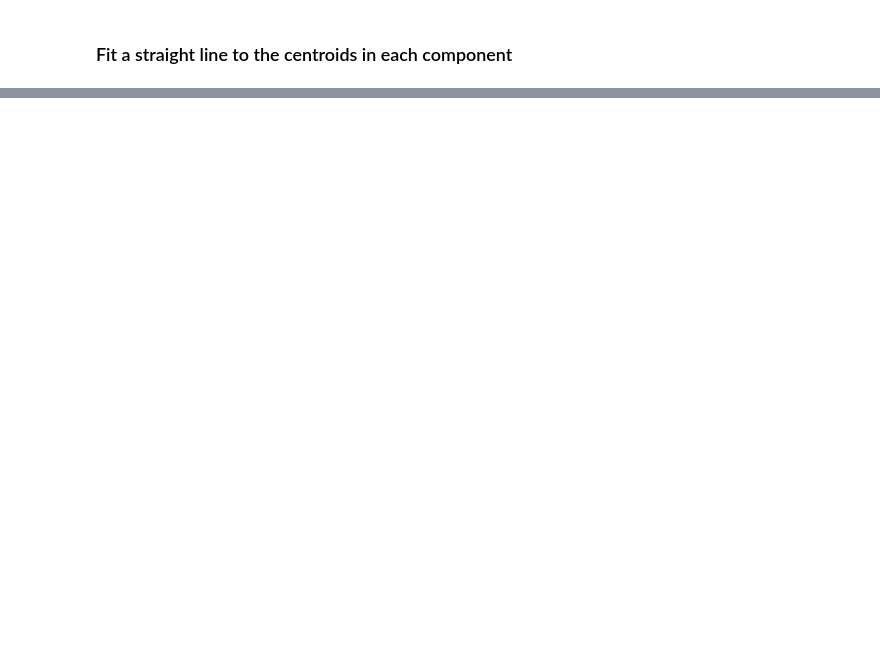
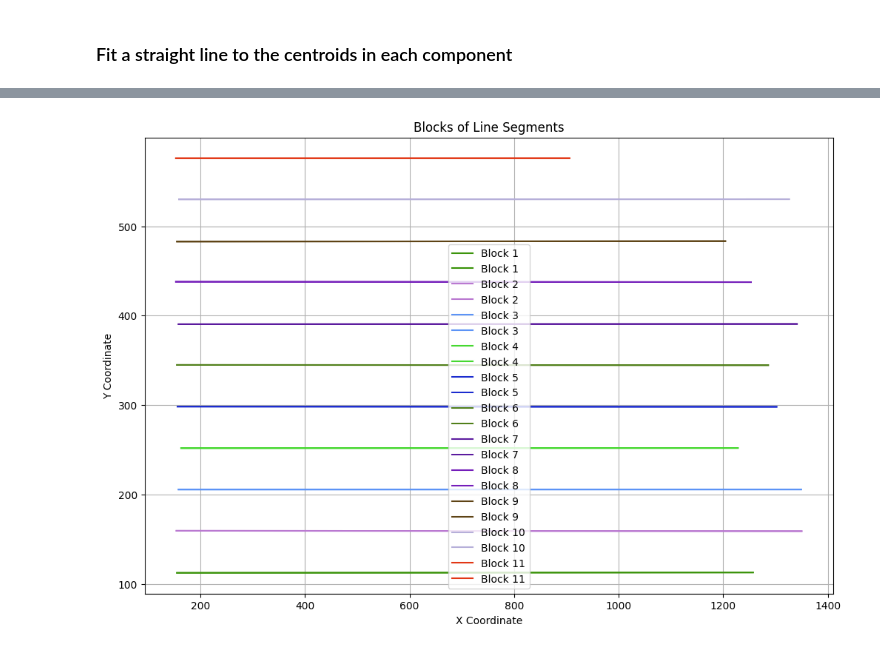
Before and after one commit to marinagardella/Docstrum-IPOL, a Jupyter notebook: main.ipynb, the cells around one changed output, grey strips where cells are left out. Drawn from its saved outputs; the diff is of its cells as text; code cells hidden in the pictures; blank space fills up the shorter version.

```diff
--- a/main.ipynb
+++ b/main.ipynb
@@ -533,0 +773,2 @@ def angular_diference(seg_i, seg_j):
+# %%
+blocks = assign_blocks(lines)
@@ -533,0 +795,31 @@ def angular_diference(seg_i, seg_j):
+# %%
+def plot_blocks(blocks):
+    """
+    Plots blocks of line segments in different colors.
+
+    Parameters:
+    blocks (dict): A dictionary where keys are block labels and values are lists of line segments.
+                   Each line segment is represented as [(x1, y1), (x2, y2)].
+    """
+    # Generate unique colors for each block
+    colors = [f"#{random.randint(0, 0xFFFFFF):06x}" for _ in range(len(blocks))]
+
+    plt.figure(figsize=(12, 8))
+    for idx, (block_label, line_segments) in enumerate(blocks.items()):
+        block_color = colors[idx]  # Assign color dynamically based on index
+        for segment in line_segments:
+            # Extract start and end points
+            (x1, y1), (x2, y2) = segment
+            # Plot the line segment
+            plt.plot([x1, x2], [y1, y2], color=block_color, label=f"Block {block_label}" if segment == line_segments[0] else "")
+
+    plt.xlabel("X Coordinate")
+    plt.ylabel("Y Coordinate")
+    plt.title("Blocks of Line Segments")
+    plt.legend()
+    plt.grid(True)
+    plt.show()
+
+plot_blocks(blocks)
+# %% [output]
+[figure, added]
```
Also changed, not shown: parts of 17 cells of this notebook.
